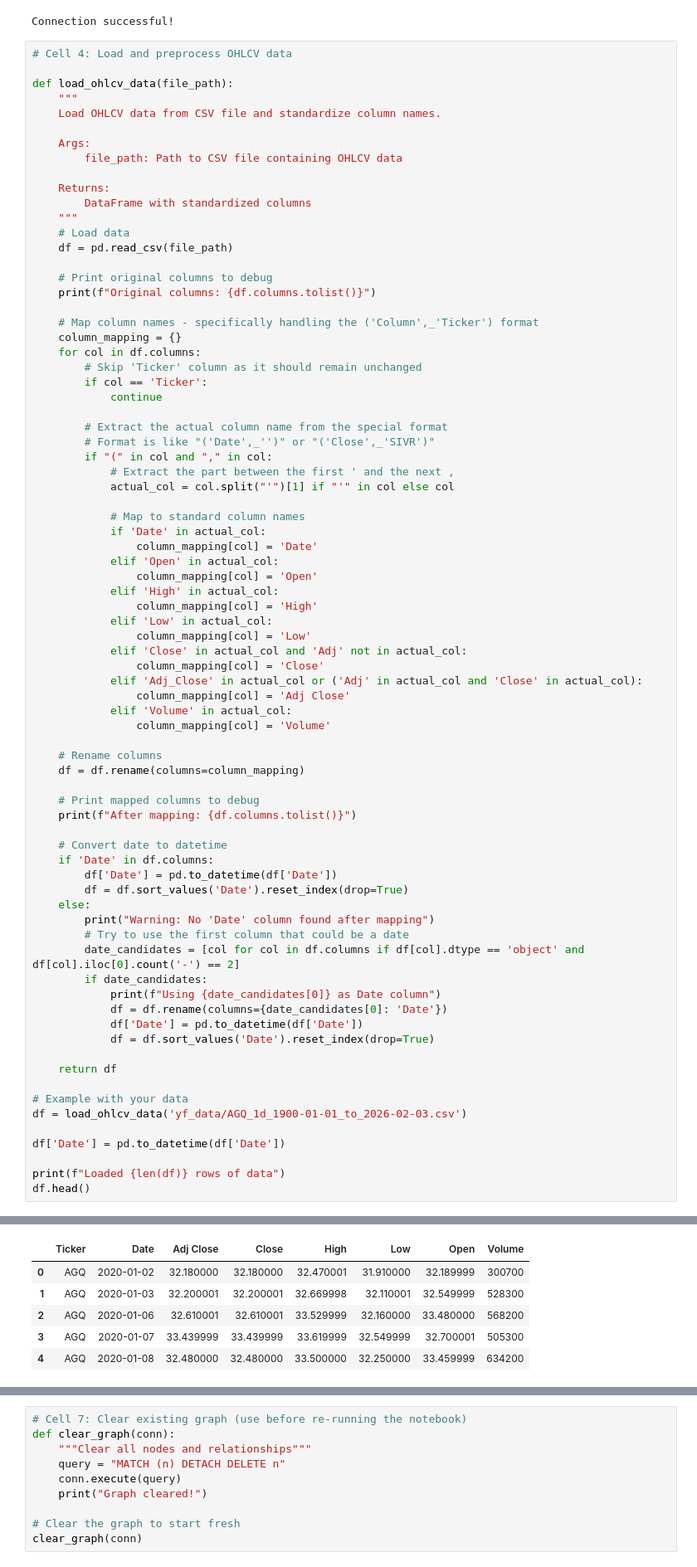
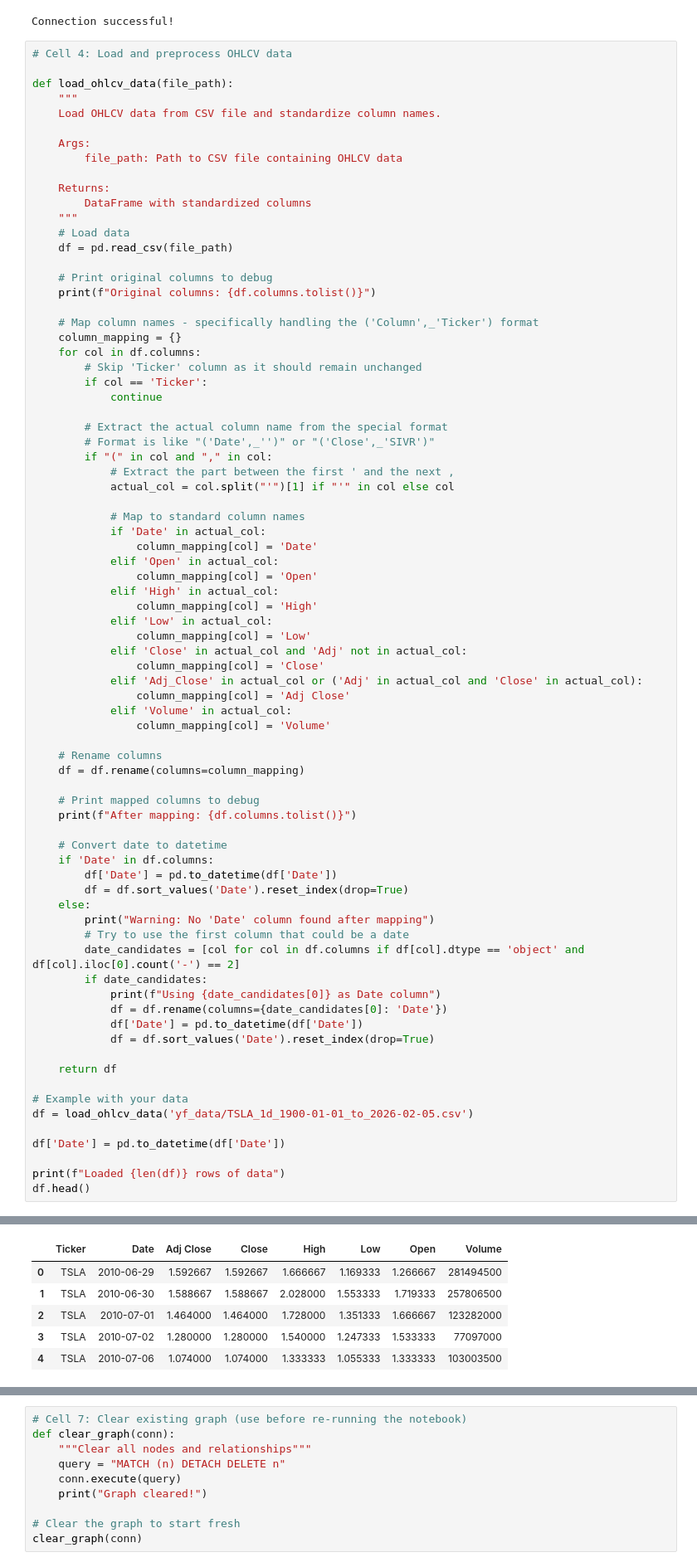
Before and after one commit to 17YuvrajSehgal/RL-StockPrediction-PPO, a Jupyter notebook: neo4j-entry-exit.ipynb, the cells around one changed output, grey strips where cells are left out. Shown at 83% size. Cells and saved outputs as stored; diff of their text form.

```diff
--- a/neo4j-entry-exit.ipynb
+++ b/neo4j-entry-exit.ipynb
@@ -144,7 +164,7 @@ def load_ohlcv_data(file_path):
     return df
 
 # Example with your data
-df = load_ohlcv_data('yf_data/AGQ_1d_1900-01-01_to_2026-02-03.csv')
+df = load_ohlcv_data('yf_data/TSLA_1d_1900-01-01_to_2026-02-05.csv')
 
 df['Date'] = pd.to_datetime(df['Date'])
 
@@ -157,9 +177,9 @@ Loaded 1522 rows of data
 |  | Ticker | Date | Adj Close | Close | High | Low | Open | Volume |
-| 0 | AGQ | 2020-01-02 | 32.180000 | 32.180000 | 32.470001 | 31.910000 | 32.189999 | 300700 |
-| 1 | AGQ | 2020-01-03 | 32.200001 | 32.200001 | 32.669998 | 32.110001 | 32.549999 | 528300 |
-| 2 | AGQ | 2020-01-06 | 32.610001 | 32.610001 | 33.529999 | 32.160000 | 33.480000 | 568200 |
-| 3 | AGQ | 2020-01-07 | 33.439999 | 33.439999 | 33.619999 | 32.549999 | 32.700001 | 505300 |
-| 4 | AGQ | 2020-01-08 | 32.480000 | 32.480000 | 33.500000 | 32.250000 | 33.459999 | 634200 |
+| 0 | TSLA | 2010-06-29 | 1.592667 | 1.592667 | 1.666667 | 1.169333 | 1.266667 | 281494500 |
+| 1 | TSLA | 2010-06-30 | 1.588667 | 1.588667 | 2.028000 | 1.553333 | 1.719333 | 257806500 |
+| 2 | TSLA | 2010-07-01 | 1.464000 | 1.464000 | 1.728000 | 1.351333 | 1.666667 | 123282000 |
+| 3 | TSLA | 2010-07-02 | 1.280000 | 1.280000 | 1.540000 | 1.247333 | 1.533333 | 77097000 |
+| 4 | TSLA | 2010-07-06 | 1.074000 | 1.074000 | 1.333333 | 1.055333 | 1.333333 | 103003500 |
 # %%
 # Cell 5: Calculate technical indicators
 def calculate_indicators(df):
```
Also changed, not shown: parts of 13 cells of this notebook.
